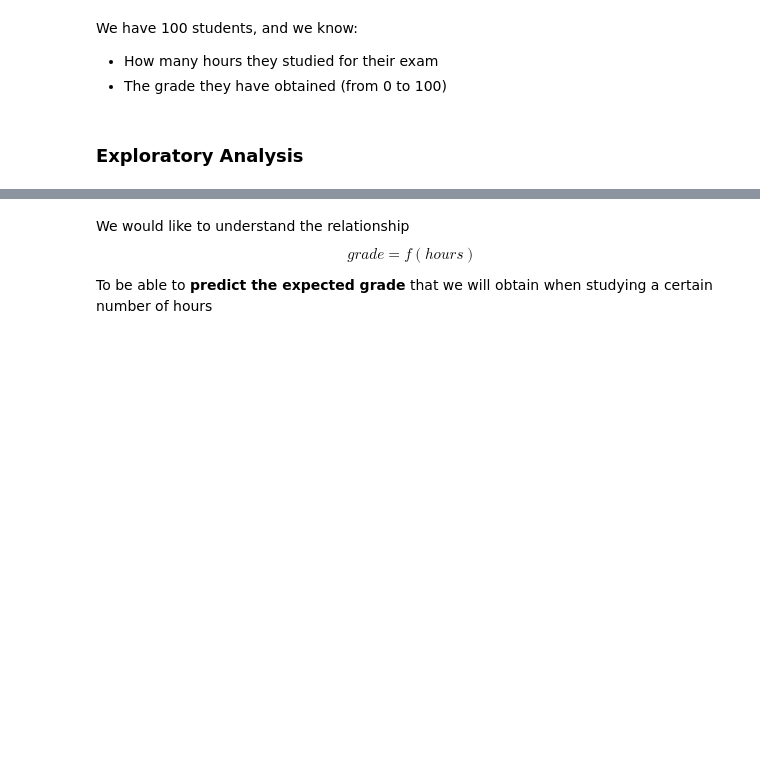
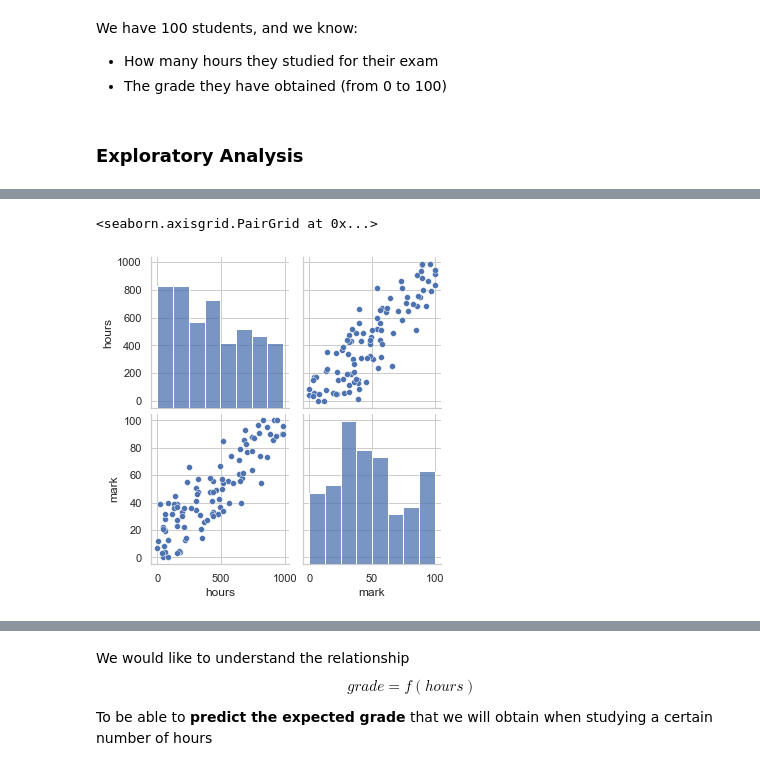
Before and after one commit to Ironhack-data-bcn-april-2023/lectures, a Jupyter notebook: week-7/01 - Linear regression.ipynb, the cells around one changed output, grey strips where cells are left out. Saved outputs shown, nothing was run; the diff lists cells and outputs as text; code cells hidden in the pictures; blank space fills up the shorter version.

```diff
--- a/week-7/01 - Linear regression.ipynb
+++ b/week-7/01 - Linear regression.ipynb
@@ -48,0 +127,5 @@ We have 100 students, and we know:
+# %%
+sns.pairplot(df)
+# %% [output]
+<seaborn.axisgrid.PairGrid at 0x...>
+[figure, added]
```
Also changed, not shown: parts of 46 cells of this notebook.
